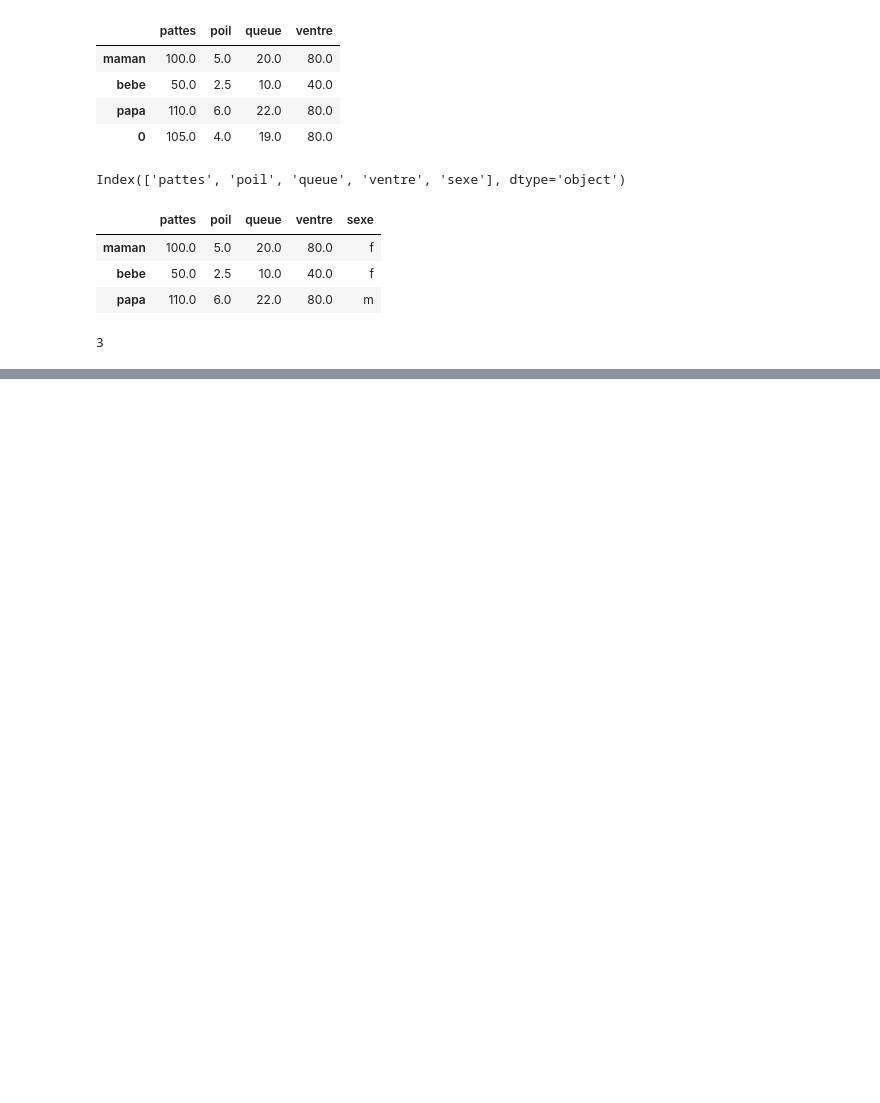
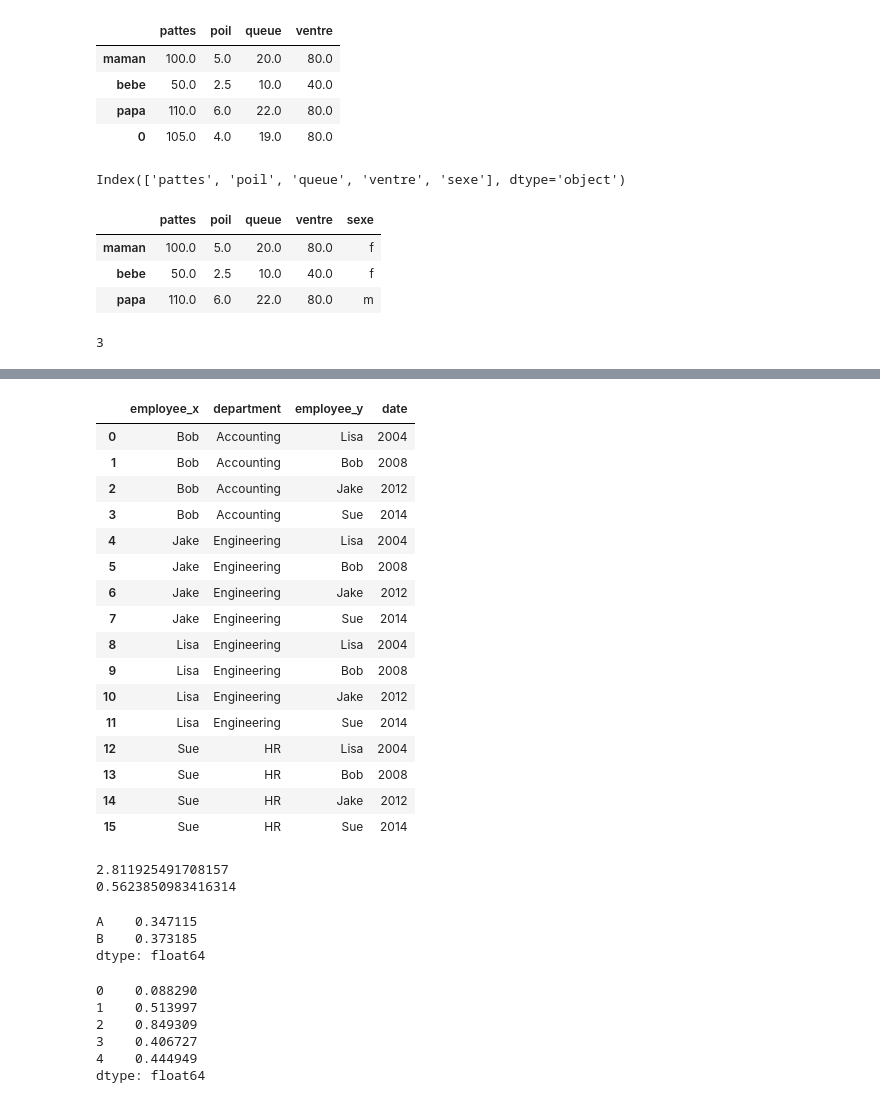
Before and after one commit to DavProg49/Notebook, a Jupyter notebook: panda_ex.ipynb, the cells around one changed output, grey strips where cells are left out. Drawn from its saved outputs; the diff is of its cells as text; code cells hidden in the pictures; blank space fills up the shorter version.

```diff
--- a/panda_ex.ipynb
+++ b/panda_ex.ipynb
@@ -157,0 +499,53 @@ len(famille_panda_df)
+# %%
+# même produit cartésien mais en une seule ligne :
+pd.merge(df1.assign(key=0), df2.assign(key=0), on='key').drop('key', axis=1)
+# %% [output]
+|  | employee_x | department | employee_y | date |
+| 0 | Bob | Accounting | Lisa | 2004 |
+| 1 | Bob | Accounting | Bob | 2008 |
+| 2 | Bob | Accounting | Jake | 2012 |
+| 3 | Bob | Accounting | Sue | 2014 |
+| 4 | Jake | Engineering | Lisa | 2004 |
+| 5 | Jake | Engineering | Bob | 2008 |
+| 6 | Jake | Engineering | Jake | 2012 |
+| 7 | Jake | Engineering | Sue | 2014 |
+| 8 | Lisa | Engineering | Lisa | 2004 |
+| 9 | Lisa | Engineering | Bob | 2008 |
+| 10 | Lisa | Engineering | Jake | 2012 |
+| 11 | Lisa | Engineering | Sue | 2014 |
+| 12 | Sue | HR | Lisa | 2004 |
+| 13 | Sue | HR | Bob | 2008 |
+| 14 | Sue | HR | Jake | 2012 |
+| 15 | Sue | HR | Sue | 2014 |
+# %%
+# Agrégation
+rng = np.random.RandomState(42)
+
+# Une Series avec cinq nombres aléatoires
+ser = pd.Series(rng.rand(5))
+print(ser.sum())
+print(ser.mean())
+# %% [output]
+2.811925491708157
+0.5623850983416314
+# %%
+# Agrégation avec un dataframe
+df = pd.DataFrame({'A': rng.rand(5),
+                   'B': rng.rand(5)})
+
+# Par colonne
+print(df.mean())
+# %% [output]
+A    0.347115
+B    0.373185
+dtype: float64
+# %%
+# Par ligne
+print(df.mean(axis='columns'))
+# %% [output]
+0    0.088290
+1    0.513997
+2    0.849309
+3    0.406727
+4    0.444949
+dtype: float64
```
Also changed, not shown: parts of 30 cells of this notebook.
